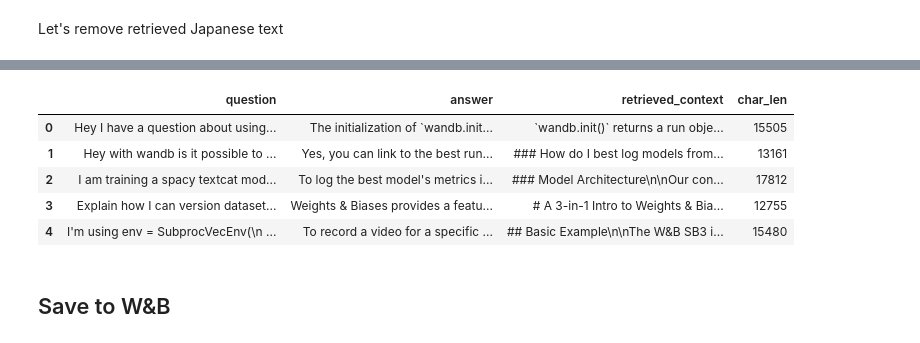
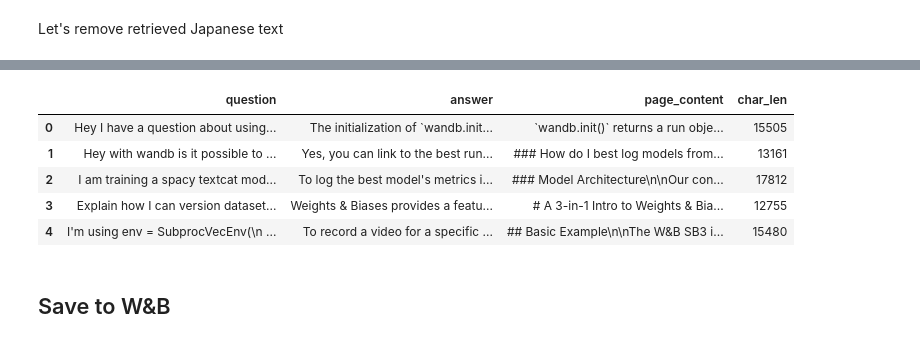
Before and after one commit to tcapelle/sagemaker-llama2-wandb, a Jupyter notebook: training/01_data_prep.ipynb, the cells around one changed output, grey strips where cells are left out. Cells and saved outputs as stored; diff of their text form; code cells hidden in the pictures.

Commit message:
rename project, re-run

```diff
--- a/training/01_data_prep.ipynb
+++ b/training/01_data_prep.ipynb
@@ -1,10 +1,11 @@
 # %%
 !pip install -qqqU sagemaker wandb datasets transformers
 # %%
-WANDB_PROJECT = "aws_llm_demo"
+WANDB_PROJECT = "aws_llm_workshop"
 USE_S3 = True
 
 RAW_TRAIN_DATASET_ARTIFACT = 'capecape/wandbot/run-m6nz6yrl-wandbot_questions:v0'
+RAW_EVAL_DATASET_ARTIFACT  = "wandbot/wandbot-eval/run-kinbxic4-responses:v0"
 # %% [markdown]
 # Preparing Data
 How to prepare our dataset for model Finetune
@@ -325,8 +331,8 @@ We prepared a set of questions from the bot that were gathered and curated by my
 import json
 import wandb
 
-api = wandb.Api()
-question_artifacts = api.artifact("wandbot/wandbot-eval/run-kinbxic4-responses:v0")
+wandb.init(project=WANDB_PROJECT, job_type="eval_preprocessing")
+question_artifacts = wandb.use_artifact(RAW_EVAL_DATASET_ARTIFACT)
 
 with open(question_artifacts.file()) as f:
     data = json.load(f)
@@ -392,15 +404,16 @@ eval_df.head()
 eval_df = eval_df[["query", "generated_response", "retrieved_context_stuff", "tokens"]]
 # %%
 eval_df.columns = ["question", "answer", "retrieved_context", "char_len"]
-# %%
-eval_df.head()
-# %% [output]
-|  | question | answer | retrieved_context | char_len |
-| 0 | Hey I have a question about using... | The initialization of `wandb.init... | `wandb.init()` returns a run obje... | 15505 |
-| 1 | Hey with wandb is it possible to ... | Yes, you can link to the best run... | ### How do I best log models from... | 13161 |
-| 2 | I am training a spacy textcat mod... | To log the best model's metrics i... | ### Model Architecture\n\nOur con... | 17812 |
-| 3 | Explain how I can version dataset... | Weights & Biases provides a featu... | # A 3-in-1 Intro to Weights & Bia... | 12755 |
-| 4 | I'm using env = SubprocVecEnv(\n ... | To record a video for a specific ... | ## Basic Example\n\nThe W&B SB3 i... | 15480 |
+# %%
+eval_df = eval_df.rename({"retrieved_context": "page_content"}, axis=1)
+eval_df.head()
+# %% [output]
+|  | question | answer | page_content | char_len |
+| 0 | Hey I have a question about using... | The initialization of `wandb.init... | `wandb.init()` returns a run obje... | 15505 |
+| 1 | Hey with wandb is it possible to ... | Yes, you can link to the best run... | ### How do I best log models from... | 13161 |
+| 2 | I am training a spacy textcat mod... | To log the best model's metrics i... | ### Model Architecture\n\nOur con... | 17812 |
+| 3 | Explain how I can version dataset... | Weights & Biases provides a featu... | # A 3-in-1 Intro to Weights & Bia... | 12755 |
+| 4 | I'm using env = SubprocVecEnv(\n ... | To record a video for a specific ... | ## Basic Example\n\nThe W&B SB3 i... | 15480 |
 # %% [markdown]
 ## Save to W&B
 # %% [markdown]
```
Also changed, not shown: parts of 19 cells of this notebook.
